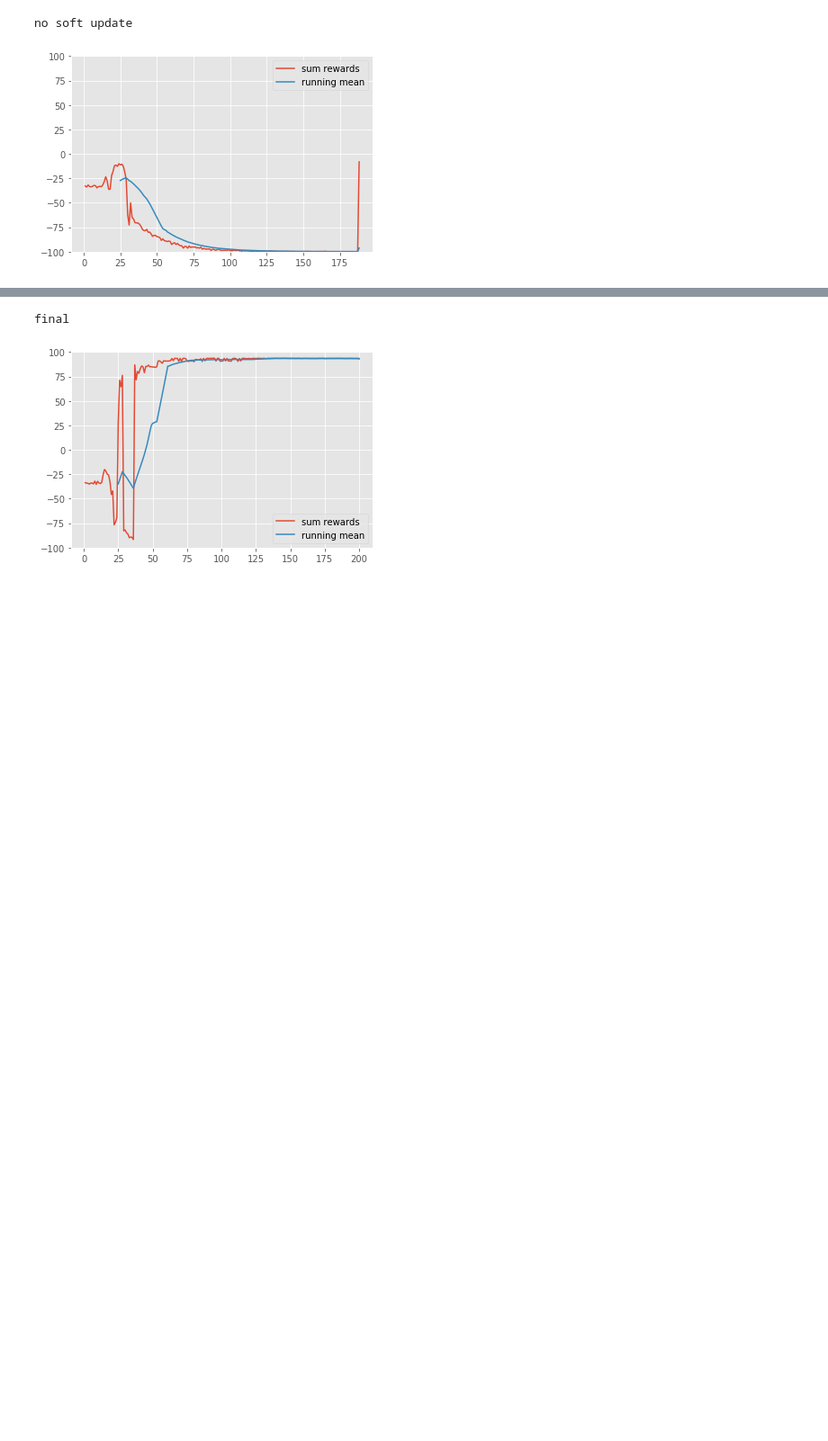
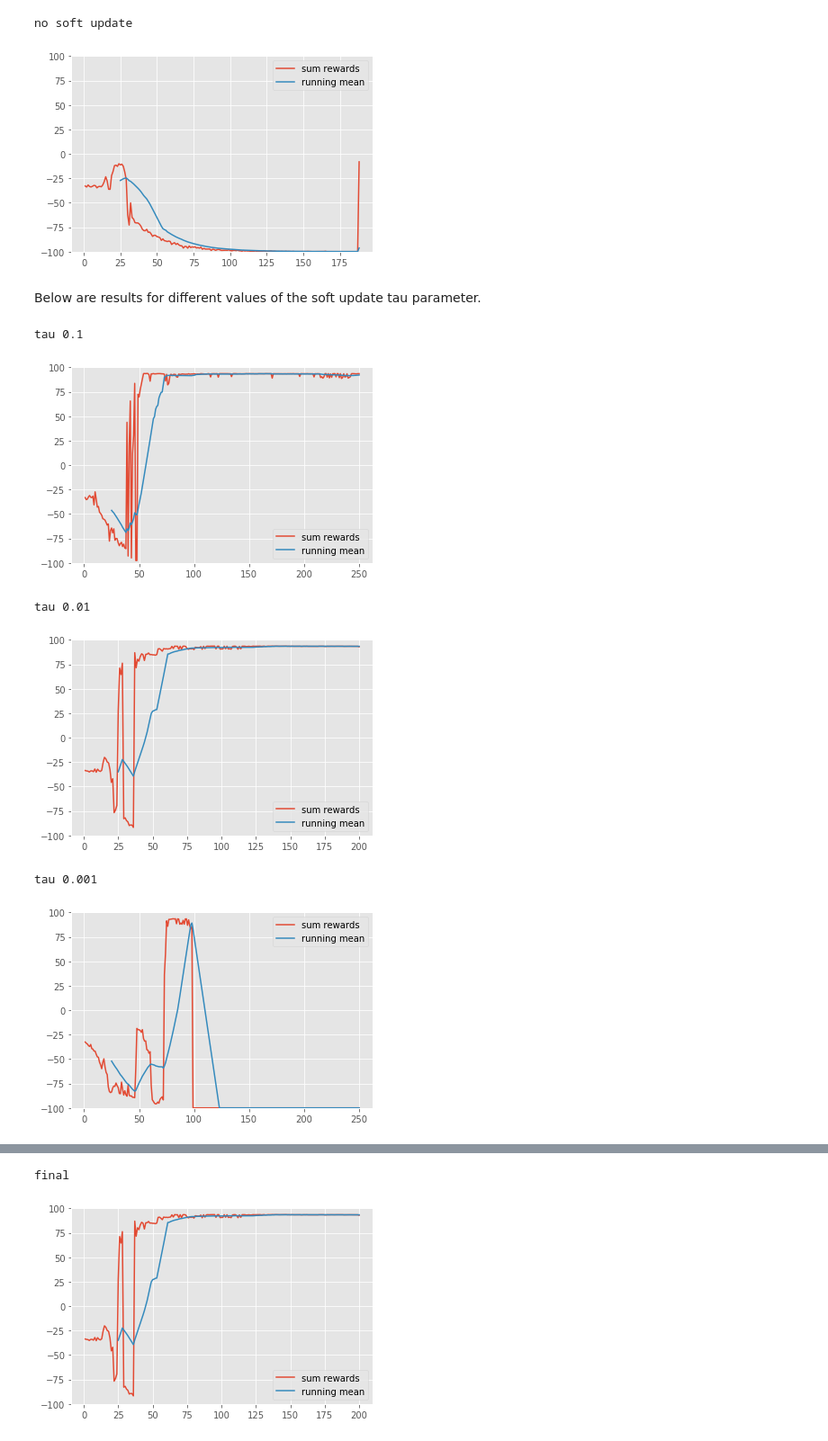
Before and after one commit to smmuzza/CapstoneProjectMLNanoDegree, a Jupyter notebook: CapstoneProjectReport.ipynb, the cells around one changed output, grey strips where cells are left out. Shown at 90% size. Drawn from its saved outputs; the diff is of its cells as text; code cells hidden in the pictures; blank space fills up the shorter version.

```diff
--- a/CapstoneProjectReport.ipynb
+++ b/CapstoneProjectReport.ipynb
@@ -1986,6 +3068,30 @@ plot_score_from_file(dir + "20190629182336MountainCarContinuous-v0_train.txt", -
 # %% [output]
 no soft update
 [figure]
+# %% [markdown]
+Below are results for different values of the soft update tau parameter.
+# %%
+# Tau 0.1
+print("tau 0.1")
+dir = "results/MtClimberContinuous/tau/0.1/"
+plot_score_from_file(dir + "20190630133131MountainCarContinuous-v0_train.txt", -100, 100, 1)
+
+# Tau 0.01
+print("tau 0.01")
+dir = "results/MtClimberContinuous/tau/0.01/"
+plot_score_from_file(dir + "20190629195726MountainCarContinuous-v0_train.txt", -100, 100, 1)
+
+# Tau 0.001
+print("tau 0.001")
+dir = "results/MtClimberContinuous/tau/0.001/"
+plot_score_from_file(dir + "20190630120155MountainCarContinuous-v0_train.txt", -100, 100, 1)
+# %% [output]
+tau 0.1
+[figure, added]
+tau 0.01
+[figure, added]
+tau 0.001
+[figure, added]
 # %% [markdown]
 #### Summary
 
```
Also changed, not shown: parts of 49 cells of this notebook, 6 other files.
